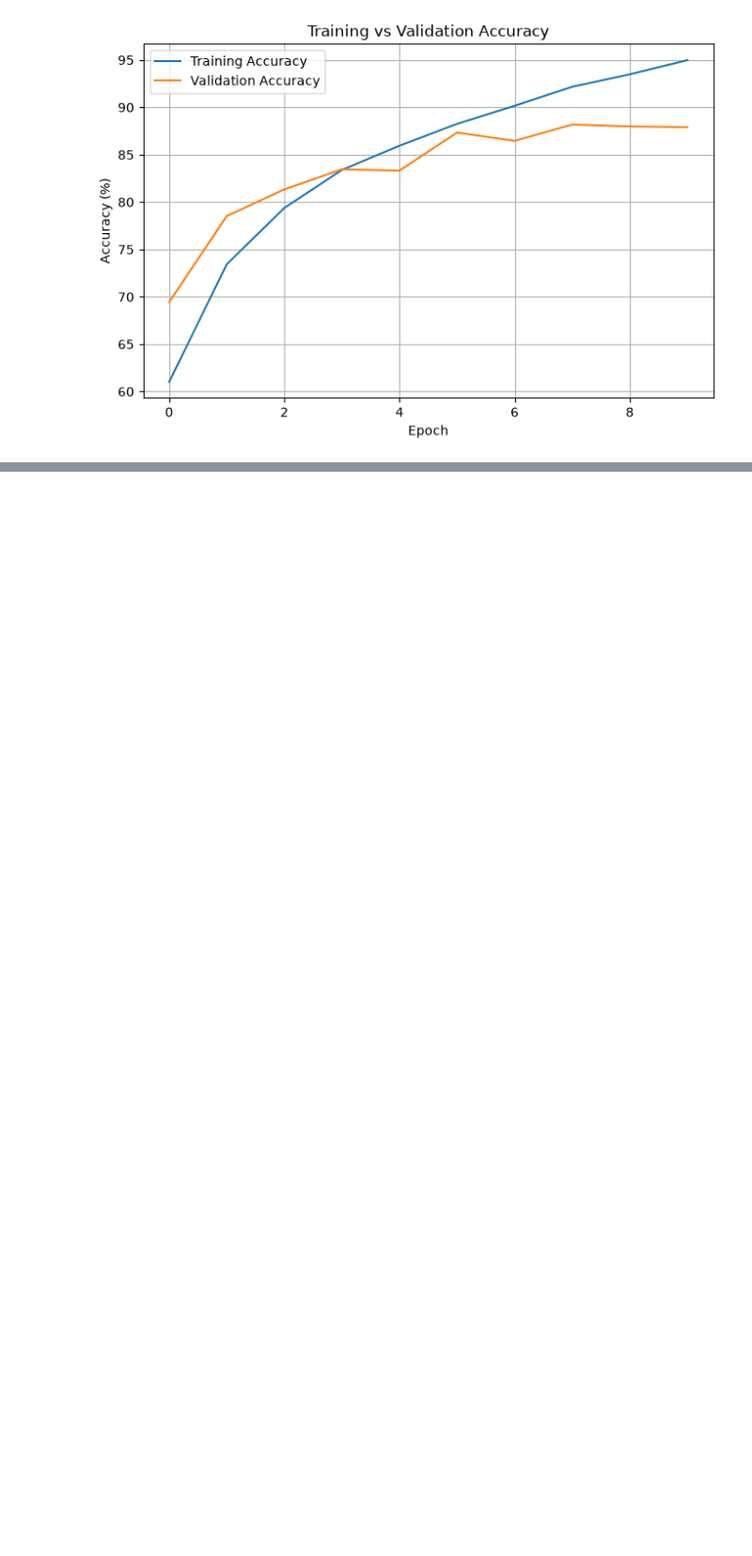
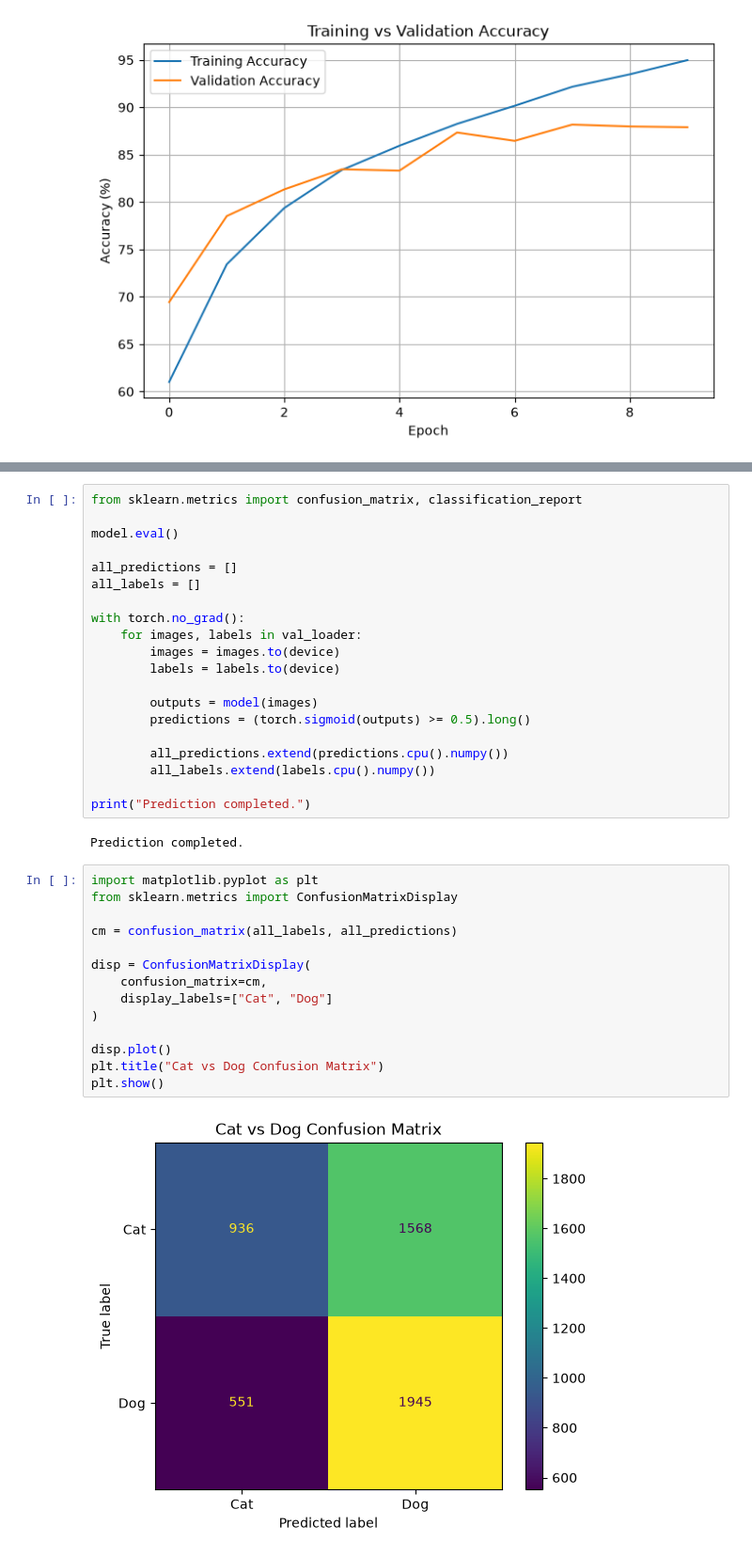
Before and after one commit to Azeez404/cat-dog-classifier-mlops, a Jupyter notebook: cat_dog_classification.ipynb, the cells around one changed output, grey strips where cells are left out. Shown at 94% size. Drawn from its saved outputs; the diff is of its cells as text; blank space fills up the shorter version.

```diff
--- a/cat_dog_classification.ipynb
+++ b/cat_dog_classification.ipynb
@@ -432,0 +491,38 @@ plt.show()
+# %%
+from sklearn.metrics import confusion_matrix, classification_report
+
+model.eval()
+
+all_predictions = []
+all_labels = []
+
+with torch.no_grad():
+    for images, labels in val_loader:
+        images = images.to(device)
+        labels = labels.to(device)
+
+        outputs = model(images)
+        predictions = (torch.sigmoid(outputs) >= 0.5).long()
+
+        all_predictions.extend(predictions.cpu().numpy())
+        all_labels.extend(labels.cpu().numpy())
+
+print("Prediction completed.")
+# %% [output]
+Prediction completed.
+# %%
+import matplotlib.pyplot as plt
+from sklearn.metrics import ConfusionMatrixDisplay
+
+cm = confusion_matrix(all_labels, all_predictions)
+
+disp = ConfusionMatrixDisplay(
+    confusion_matrix=cm,
+    display_labels=["Cat", "Dog"]
+)
+
+disp.plot()
+plt.title("Cat vs Dog Confusion Matrix")
+plt.show()
+# %% [output]
+[figure, added]
```
Also changed, not shown: parts of 9 cells of this notebook, 4 other files.
